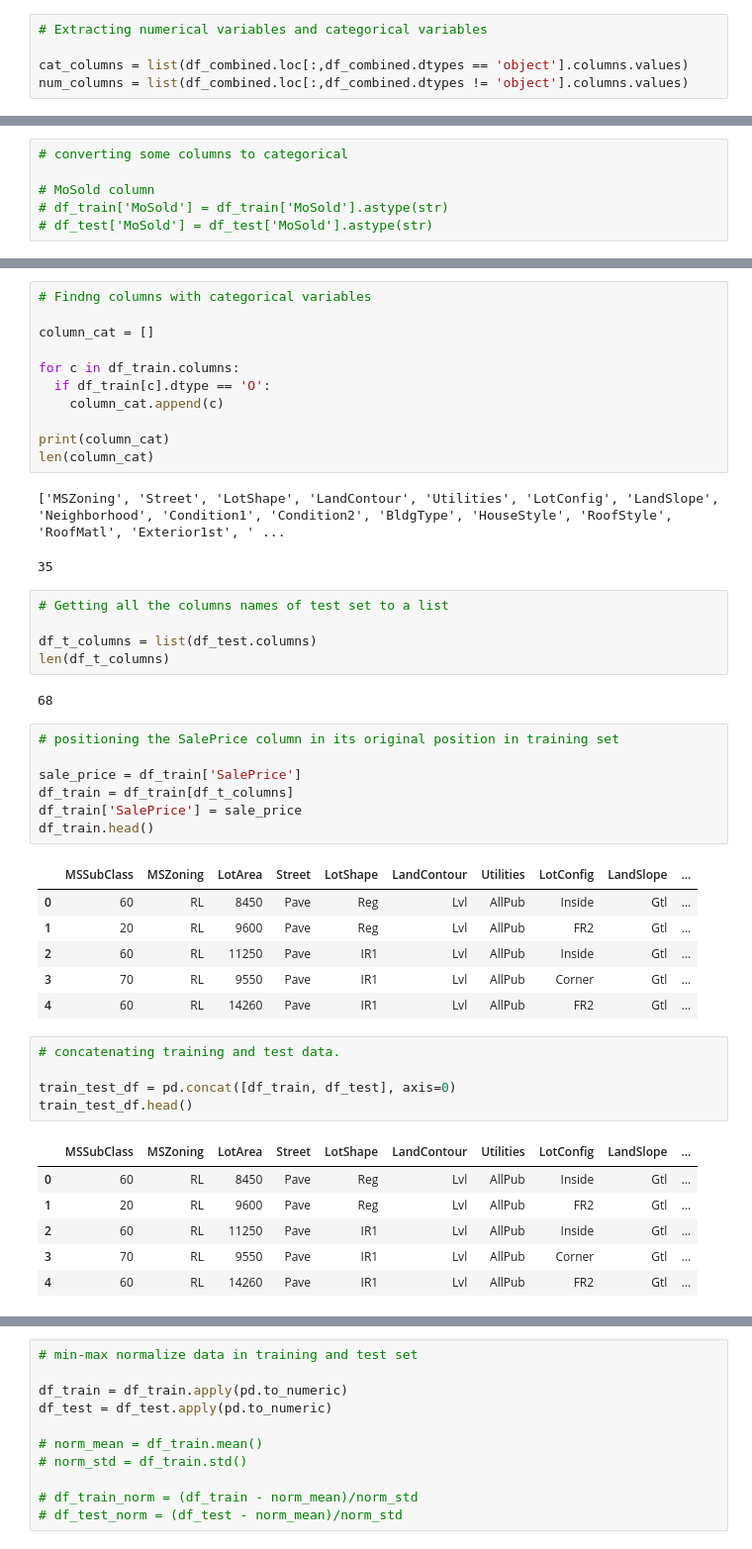
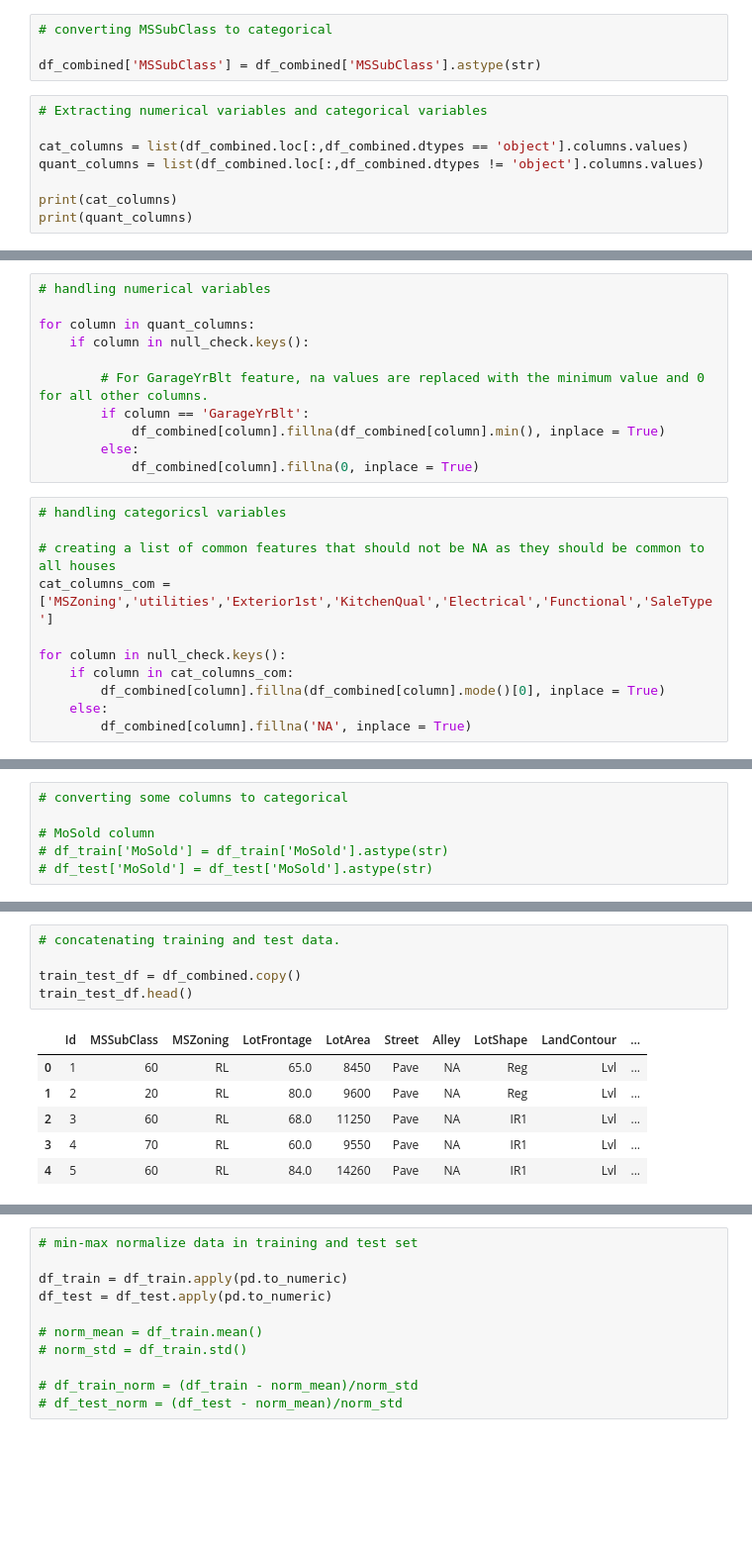
Before and after one commit to galib96/housing-price-prediction-regression, a Jupyter notebook: Housing Price Prediction Kaggle data set.ipynb, the cells around one changed output, grey strips where cells are left out. Shown at 99% size. Cells and saved outputs as stored; diff of their text form; blank space fills up the shorter version.

```diff
--- a/Housing Price Prediction Kaggle data set.ipynb
+++ b/Housing Price Prediction Kaggle data set.ipynb
@@ -126,8 +126,15 @@ Data columns (total 80 columns):
  79  SaleCondition  2919 non-null   object
 dtypes: float64(11), int64(26), object(43)
 memory usage: 1.8+ MB
+# %%
+# converting MSSubClass to categorical
+
+df_combined['MSSubClass'] = df_combined['MSSubClass'].astype(str)
 # %%
 # Extracting numerical variables and categorical variables
 
 cat_columns = list(df_combined.loc[:,df_combined.dtypes == 'object'].columns.values)
-num_columns = list(df_combined.loc[:,df_combined.dtypes != 'object'].columns.values)
+quant_columns = list(df_combined.loc[:,df_combined.dtypes != 'object'].columns.values)
+
+print(cat_columns)
+print(quant_columns)
@@ -179,3 +144,25 @@ Shape of test data:  (1459, 72)
+# %%
+# handling numerical variables
+
+for column in quant_columns:
+    if column in null_check.keys():
+
+        # For GarageYrBlt feature, na values are replaced with the minimum value and 0 for all other columns.
+        if column == 'GarageYrBlt':
+            df_combined[column].fillna(df_combined[column].min(), inplace = True)
+        else:
+            df_combined[column].fillna(0, inplace = True)
+# %%
+# handling categoricsl variables
+
+# creating a list of common features that should not be NA as they should be common to all houses
+cat_columns_com = ['MSZoning','utilities','Exterior1st','KitchenQual','Electrical','Functional','SaleType']
+
+for column in null_check.keys():
+    if column in cat_columns_com:
+        df_combined[column].fillna(df_combined[column].mode()[0], inplace = True)
+    else:
+        df_combined[column].fillna('NA', inplace = True)
 # %% [markdown]
 ## Some Exploration to learn about the correlations
 # %%
@@ -304,50 +286,15 @@ df_test.drop(columns=['3SsnPorch','BsmtFinType1','BsmtFinType2','GarageFinish'],
-# %%
-# Findng columns with categorical variables
-
-column_cat = []
-
-for c in df_train.columns:
-  if df_train[c].dtype == 'O':
-    column_cat.append(c)
-
-print(column_cat)
-len(column_cat)
-# %% [output]
-['MSZoning', 'Street', 'LotShape', 'LandContour', 'Utilities', 'LotConfig', 'LandSlope', 'Neighborhood', 'Condition1', 'Condition2', 'BldgType', 'HouseStyle', 'RoofStyle', 'RoofMatl', 'Exterior1st', ' ...
-35
-# %%
-# Getting all the columns names of test set to a list
-
-df_t_columns = list(df_test.columns)
-len(df_t_columns)
-# %% [output]
-68
-# %%
-# positioning the SalePrice column in its original position in training set
-
-sale_price = df_train['SalePrice']
-df_train = df_train[df_t_columns]
-df_train['SalePrice'] = sale_price
-df_train.head()
-# %% [output]
-|  | MSSubClass | MSZoning | LotArea | Street | LotShape | LandContour | Utilities | LotConfig | LandSlope | ... |
-| 0 | 60 | RL | 8450 | Pave | Reg | Lvl | AllPub | Inside | Gtl | ... |
-| 1 | 20 | RL | 9600 | Pave | Reg | Lvl | AllPub | FR2 | Gtl | ... |
-| 2 | 60 | RL | 11250 | Pave | IR1 | Lvl | AllPub | Inside | Gtl | ... |
-| 3 | 70 | RL | 9550 | Pave | IR1 | Lvl | AllPub | Corner | Gtl | ... |
-| 4 | 60 | RL | 14260 | Pave | IR1 | Lvl | AllPub | FR2 | Gtl | ... |
 # %%
 # concatenating training and test data.
 
-train_test_df = pd.concat([df_train, df_test], axis=0)
+train_test_df = df_combined.copy()
 train_test_df.head()
 # %% [output]
-|  | MSSubClass | MSZoning | LotArea | Street | LotShape | LandContour | Utilities | LotConfig | LandSlope | ... |
-| 0 | 60 | RL | 8450 | Pave | Reg | Lvl | AllPub | Inside | Gtl | ... |
-| 1 | 20 | RL | 9600 | Pave | Reg | Lvl | AllPub | FR2 | Gtl | ... |
-| 2 | 60 | RL | 11250 | Pave | IR1 | Lvl | AllPub | Inside | Gtl | ... |
-| 3 | 70 | RL | 9550 | Pave | IR1 | Lvl | AllPub | Corner | Gtl | ... |
-| 4 | 60 | RL | 14260 | Pave | IR1 | Lvl | AllPub | FR2 | Gtl | ... |
+|  | Id | MSSubClass | MSZoning | LotFrontage | LotArea | Street | Alley | LotShape | LandContour | ... |
+| 0 | 1 | 60 | RL | 65.0 | 8450 | Pave | NA | Reg | Lvl | ... |
+| 1 | 2 | 20 | RL | 80.0 | 9600 | Pave | NA | Reg | Lvl | ... |
+| 2 | 3 | 60 | RL | 68.0 | 11250 | Pave | NA | IR1 | Lvl | ... |
+| 3 | 4 | 70 | RL | 60.0 | 9550 | Pave | NA | IR1 | Lvl | ... |
+| 4 | 5 | 60 | RL | 84.0 | 14260 | Pave | NA | IR1 | Lvl | ... |
 # %%
 # checking the tail part of the combined dataframe
 
```
Also changed, not shown: parts of 24 cells of this notebook.
